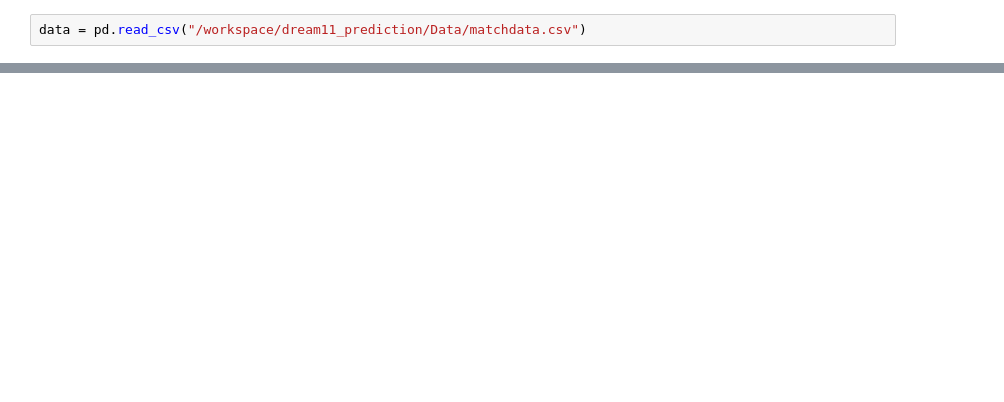
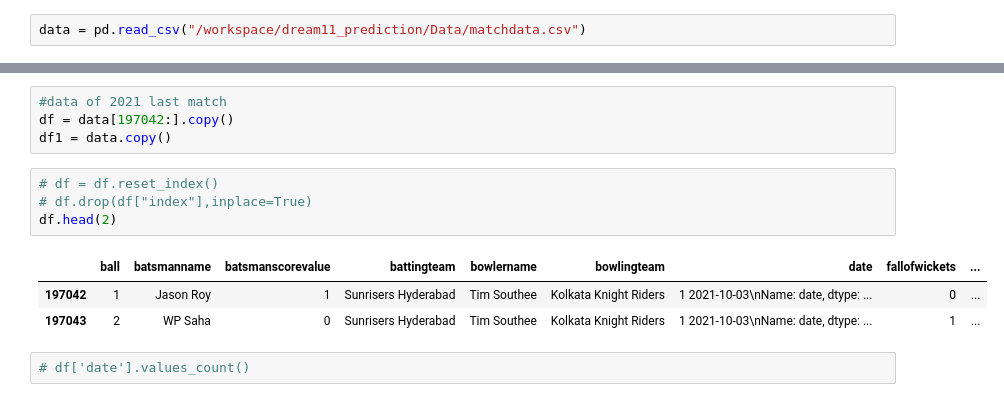
Before and after one commit to pranith7/dream11_prediction, a Jupyter notebook: PPP/demo1.ipynb, the cells around one changed output, grey strips where cells are left out. Cells and saved outputs as stored; diff of their text form; blank space fills up the shorter version.

```diff
--- a/PPP/demo1.ipynb
+++ b/PPP/demo1.ipynb
@@ -24,3 +26,17 @@ data = pd.read_csv("/workspace/dream11_prediction/Data/matchdata.csv")
 | 197280 | 116 | KD Karthik | 1 | Kolkata Knight Riders | S Kaul | Sunrisers Hyderabad | 1 2021-10-03\nName: date, dtype: ... | 0 | ... |
 | 197281 | 117 | EJG Morgan | 1 | Kolkata Knight Riders | S Kaul | Sunrisers Hyderabad | 1 2021-10-03\nName: date, dtype: ... | 0 | ... |
 | 197282 | 118 | KD Karthik | 4 | Kolkata Knight Riders | S Kaul | Sunrisers Hyderabad | 1 2021-10-03\nName: date, dtype: ... | 0 | ... |
+# %%
+#data of 2021 last match
+df = data[197042:].copy()
+df1 = data.copy()
+# %%
+# df = df.reset_index()
+# df.drop(df["index"],inplace=True)
+df.head(2)
+# %% [output]
+|  | ball | batsmanname | batsmanscorevalue | battingteam | bowlername | bowlingteam | date | fallofwickets | ... |
+| 197042 | 1 | Jason Roy | 1 | Sunrisers Hyderabad | Tim Southee | Kolkata Knight Riders | 1 2021-10-03\nName: date, dtype: ... | 0 | ... |
+| 197043 | 2 | WP Saha | 0 | Sunrisers Hyderabad | Tim Southee | Kolkata Knight Riders | 1 2021-10-03\nName: date, dtype: ... | 1 | ... |
+# %%
+# df['date'].values_count()
```
Also changed, not shown: parts of 28 cells of this notebook.
